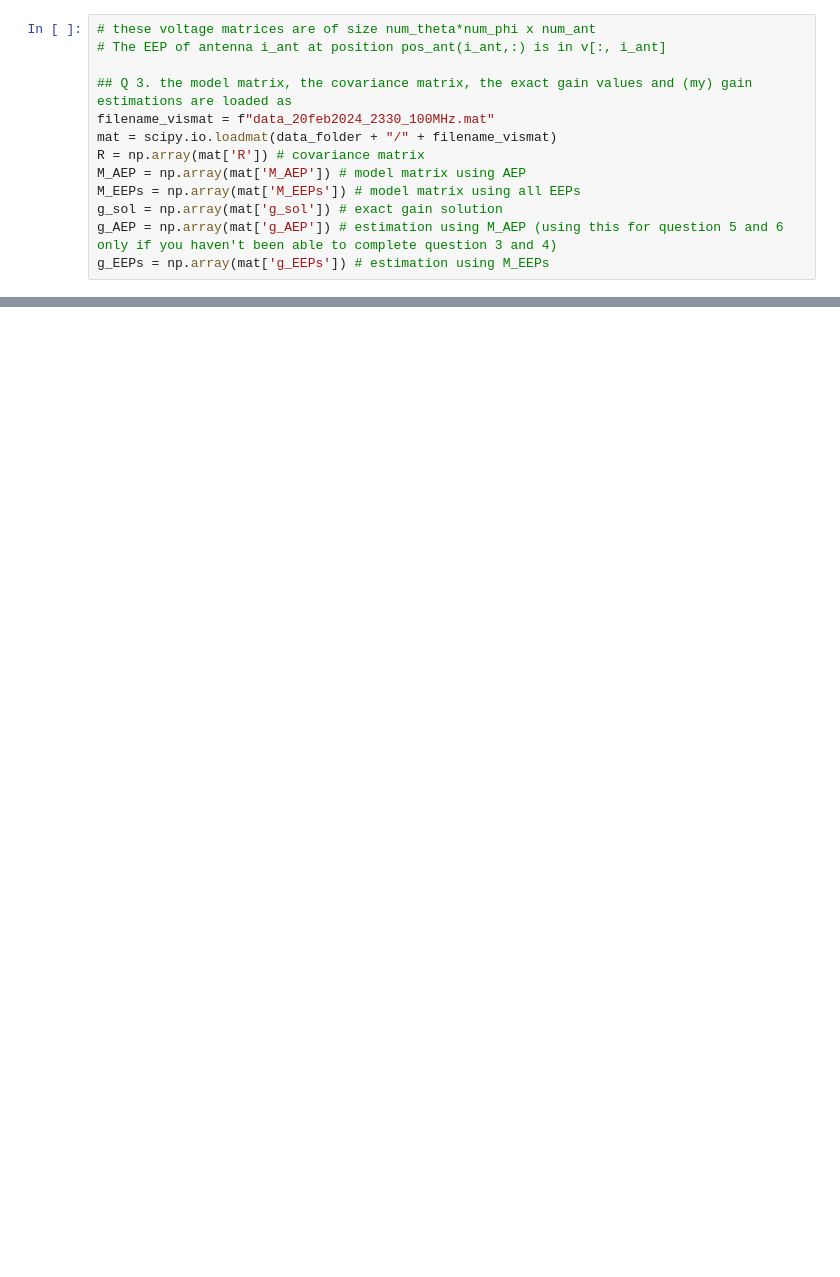
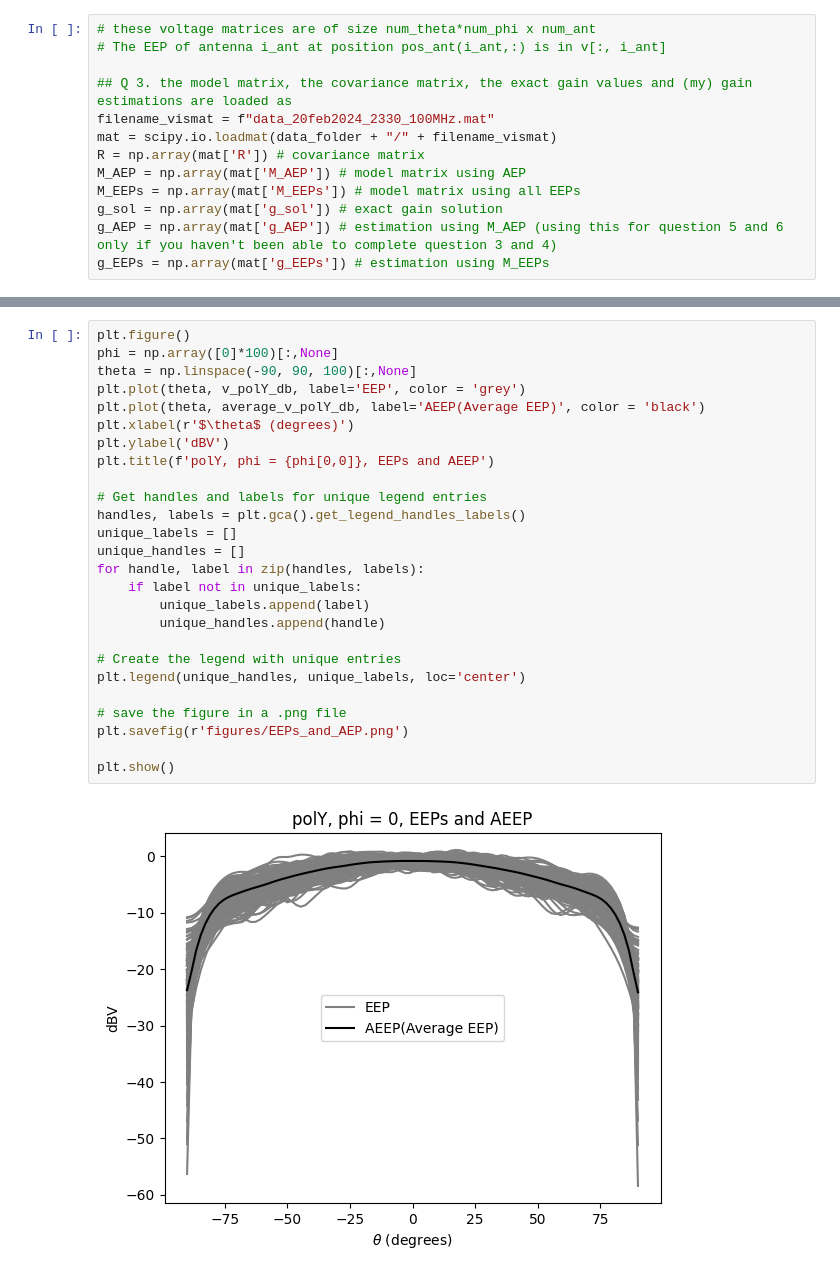
Before and after one commit to ZhongXinyu/SKA-Signal-Detection, a Jupyter notebook: src.ipynb, the cells around one changed output, grey strips where cells are left out. Cells and saved outputs as stored; diff of their text form; blank space fills up the shorter version.

```diff
--- a/src.ipynb
+++ b/src.ipynb
@@ -346,0 +103,28 @@ Frobenius norm of the difference between g and g_cache divided by the Frobenius
+# %%
+plt.figure()
+phi = np.array([0]*100)[:,None]
+theta = np.linspace(-90, 90, 100)[:,None]
+plt.plot(theta, v_polY_db, label='EEP', color = 'grey')
+plt.plot(theta, average_v_polY_db, label='AEEP(Average EEP)', color = 'black')
+plt.xlabel(r'$\theta$ (degrees)')
+plt.ylabel('dBV')
+plt.title(f'polY, phi = {phi[0,0]}, EEPs and AEEP')
+
+# Get handles and labels for unique legend entries
+handles, labels = plt.gca().get_legend_handles_labels()
+unique_labels = []
+unique_handles = []
+for handle, label in zip(handles, labels):
+    if label not in unique_labels:
+        unique_labels.append(label)
+        unique_handles.append(handle)
+
+# Create the legend with unique entries
+plt.legend(unique_handles, unique_labels, loc='center')
+
+# save the figure in a .png file
+plt.savefig(r'figures/EEPs_and_AEP.png')
+
+plt.show()
+# %% [output]
+[figure, added]
```
Also changed, not shown: parts of 66 cells of this notebook.
